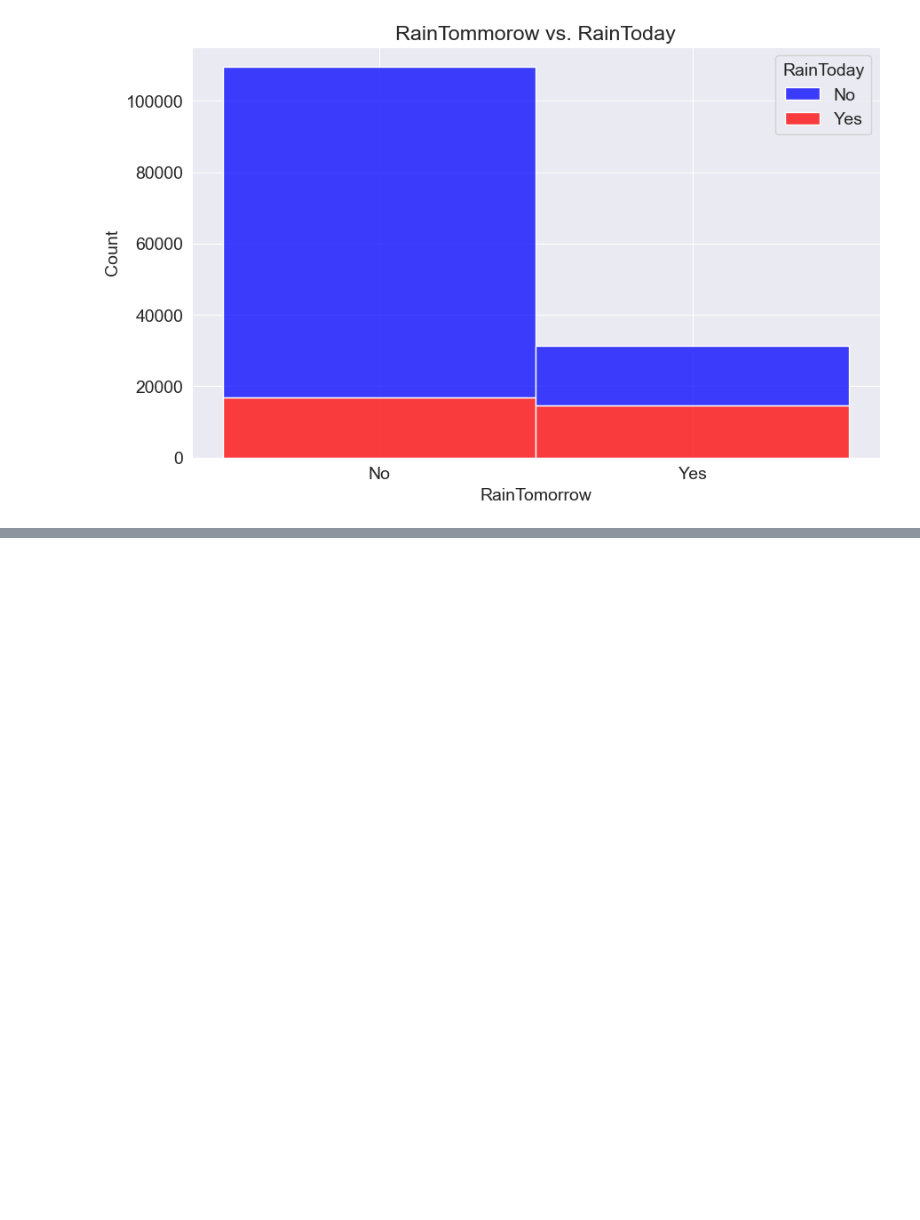
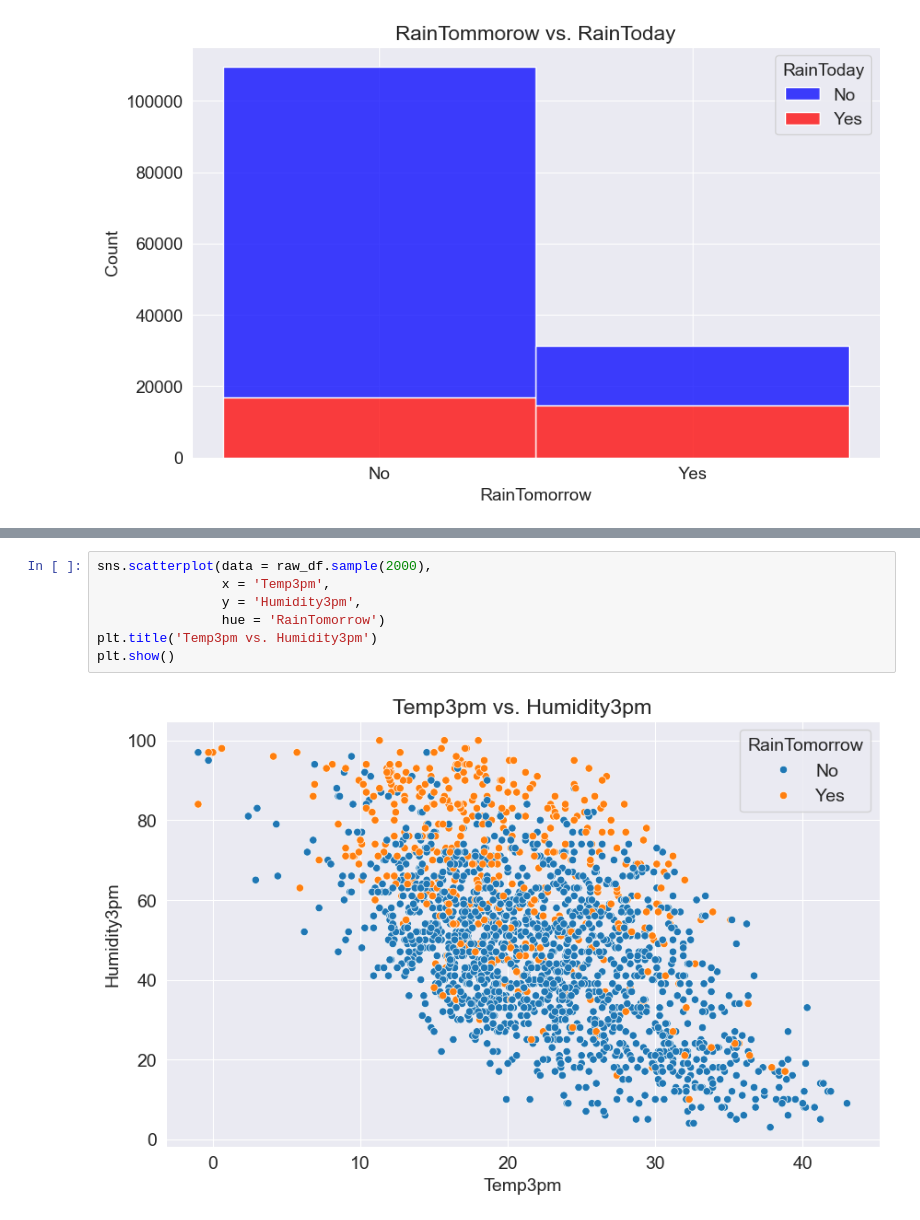
Before and after one commit to tusharx0809/machine-learning, a Jupyter notebook: weather-predictions/weather-predictions.ipynb, the cells around one changed output, grey strips where cells are left out. Saved outputs shown, nothing was run; the diff lists cells and outputs as text; blank space fills up the shorter version.

Commit message:
visualizations-added

```diff
--- a/weather-predictions/weather-predictions.ipynb
+++ b/weather-predictions/weather-predictions.ipynb
@@ -123,0 +124,9 @@ plt.show()
+# %%
+sns.scatterplot(data = raw_df.sample(2000),
+                x = 'Temp3pm',
+                y = 'Humidity3pm',
+                hue = 'RainTomorrow')
+plt.title('Temp3pm vs. Humidity3pm')
+plt.show()
+# %% [output]
+[figure, added]
```
Also changed, not shown: parts of 1 cell of this notebook.
